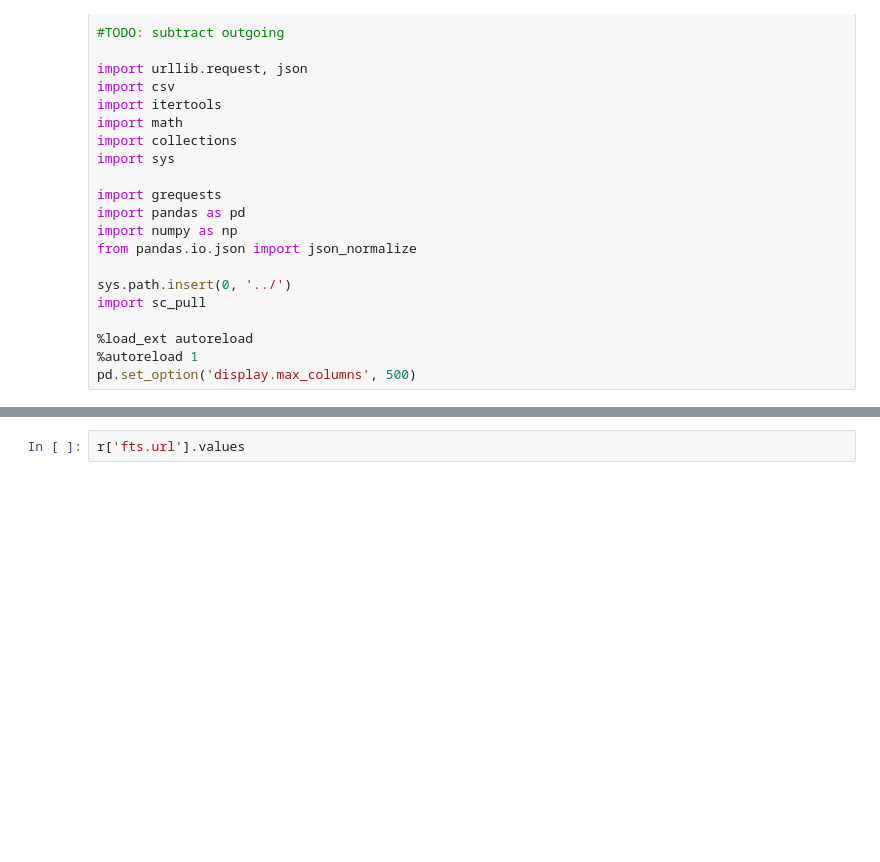
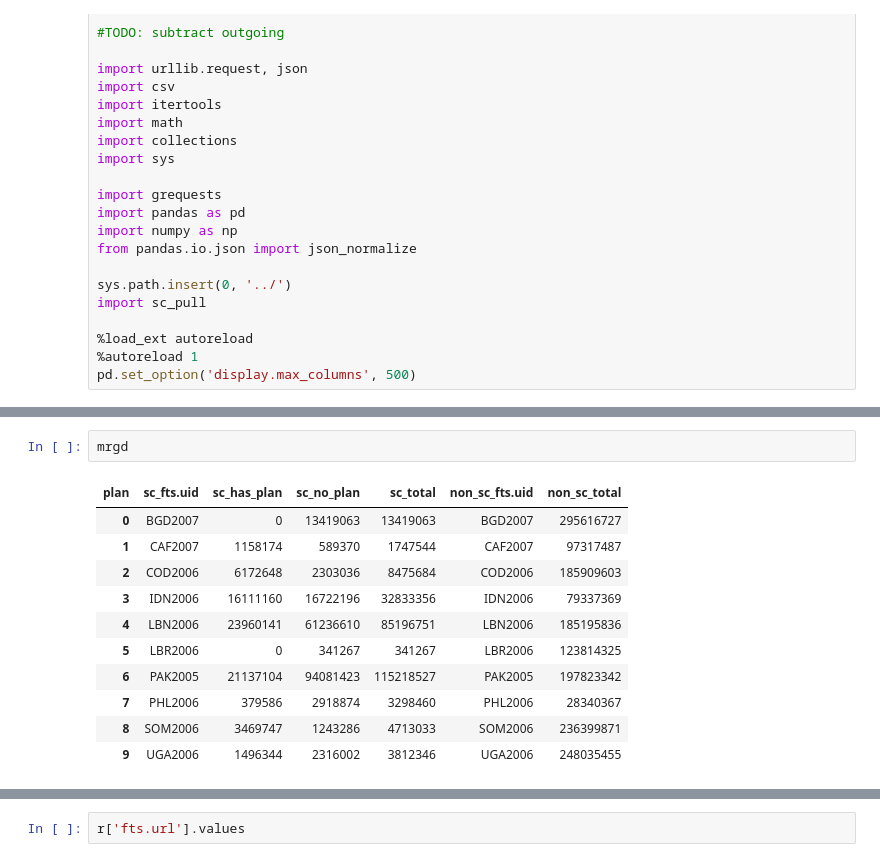
Before and after one commit to eoglethorpe/humanitarian, a Jupyter notebook: shelter/sohss/c0d3/fts_pull.ipynb, the cells around one changed output, grey strips where cells are left out. Drawn from its saved outputs; the diff is of its cells as text; blank space fills up the shorter version.

```diff
--- a/shelter/sohss/c0d3/fts_pull.ipynb
+++ b/shelter/sohss/c0d3/fts_pull.ipynb
@@ -127,0 +196,14 @@ class fts(object):
+# %%
+mrgd
+# %% [output]
+| plan | sc_fts.uid | sc_has_plan | sc_no_plan | sc_total | non_sc_fts.uid | non_sc_total |
+| 0 | BGD2007 | 0 | 13419063 | 13419063 | BGD2007 | 295616727 |
+| 1 | CAF2007 | 1158174 | 589370 | 1747544 | CAF2007 | 97317487 |
+| 2 | COD2006 | 6172648 | 2303036 | 8475684 | COD2006 | 185909603 |
+| 3 | IDN2006 | 16111160 | 16722196 | 32833356 | IDN2006 | 79337369 |
+| 4 | LBN2006 | 23960141 | 61236610 | 85196751 | LBN2006 | 185195836 |
+| 5 | LBR2006 | 0 | 341267 | 341267 | LBR2006 | 123814325 |
+| 6 | PAK2005 | 21137104 | 94081423 | 115218527 | PAK2005 | 197823342 |
+| 7 | PHL2006 | 379586 | 2918874 | 3298460 | PHL2006 | 28340367 |
+| 8 | SOM2006 | 3469747 | 1243286 | 4713033 | SOM2006 | 236399871 |
+| 9 | UGA2006 | 1496344 | 2316002 | 3812346 | UGA2006 | 248035455 |
```
Also changed, not shown: parts of 7 cells of this notebook, 8 other files.
